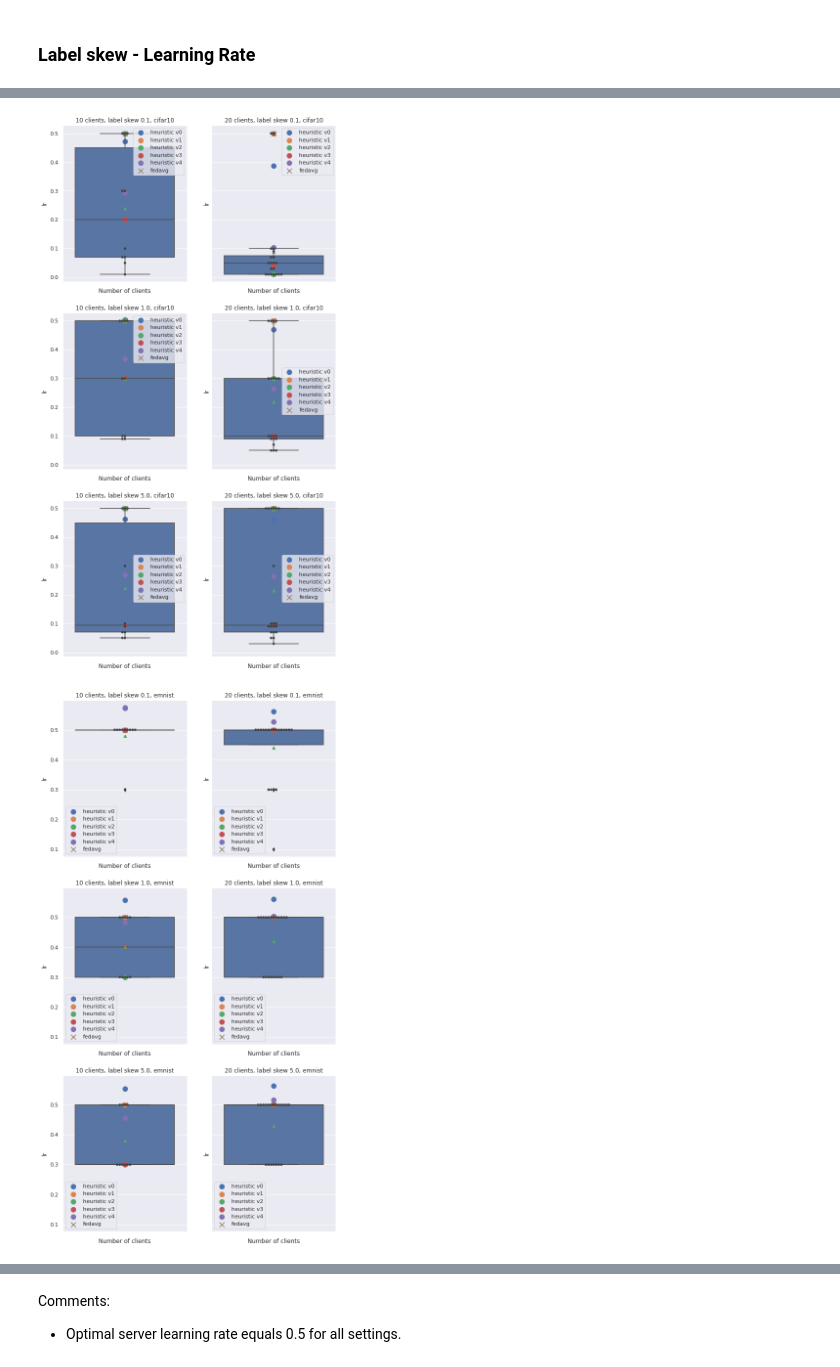
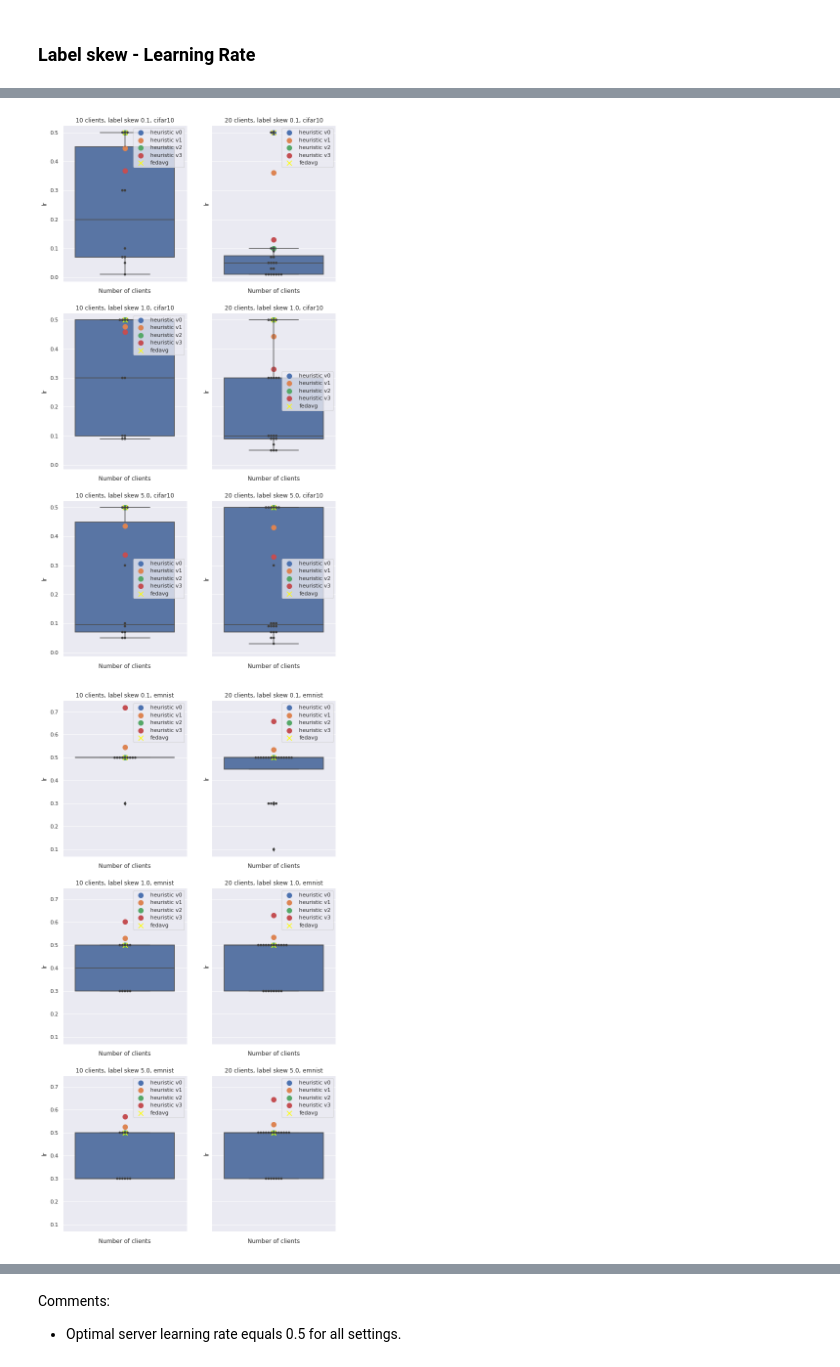
Before and after one commit to isabella232/projects-data, a Jupyter notebook: hyperparam_heuristic/visualize_heuristics.ipynb, the cells around one changed output, grey strips where cells are left out. Cells and saved outputs as stored; diff of their text form; code cells hidden in the pictures.

Commit message:
heuristics final version

```diff
--- a/hyperparam_heuristic/visualize_heuristics.ipynb
+++ b/hyperparam_heuristic/visualize_heuristics.ipynb
@@ -12,7 +12,7 @@ sns.set_theme()
 # %% [markdown]
 # Results + Evaluation
 # %%
-def get_experiment_results(skew_type, hp_name, versions=(0, 1, 2), plot=True):
+def get_experiment_results(skew_type, hp_name, versions, plot):
     lr_agg_es = {}
     X = []
     y = []
@@ -21,7 +21,7 @@ def get_experiment_results(skew_type, hp_name, versions=(0, 1, 2), plot=True):
         agg_es, (X_d, y_d, y_hat_d) = \
             get_dataset_results(
                 d, SKEWS[skew_type], NR_PARTIES, type_of_skew=skew_type,
-                hp_name=hp_name, versions=versions, plot=plot
+                hp_name=hp_name, versions=range(versions), plot=plot
         )
         lr_agg_es = sum_dicts(lr_agg_es, agg_es)
         X.extend(X_d)
@@ -78,5 +76,5 @@ Comments:
 # %%
 lr_label_agg_es, (X_lr_label, y_lr_label, y_hat_lr_label) = \
     get_experiment_results(skew_type="label", hp_name="lr",
-                           versions=(0, 1, 2, 3, 4), plot=True)
+                           versions=4, plot=True)
 # %% [output]
@@ -85,5 +83,5 @@ lr_label_agg_es, (X_lr_label, y_lr_label, y_hat_lr_label) = \
-[figure, old version]
+[figure, new version]
-[figure, old version]
+[figure, new version]
 # %%
 print_results(
     lr_label_agg_es,
```
Also changed, not shown: parts of 20 cells of this notebook, 4 other files.
